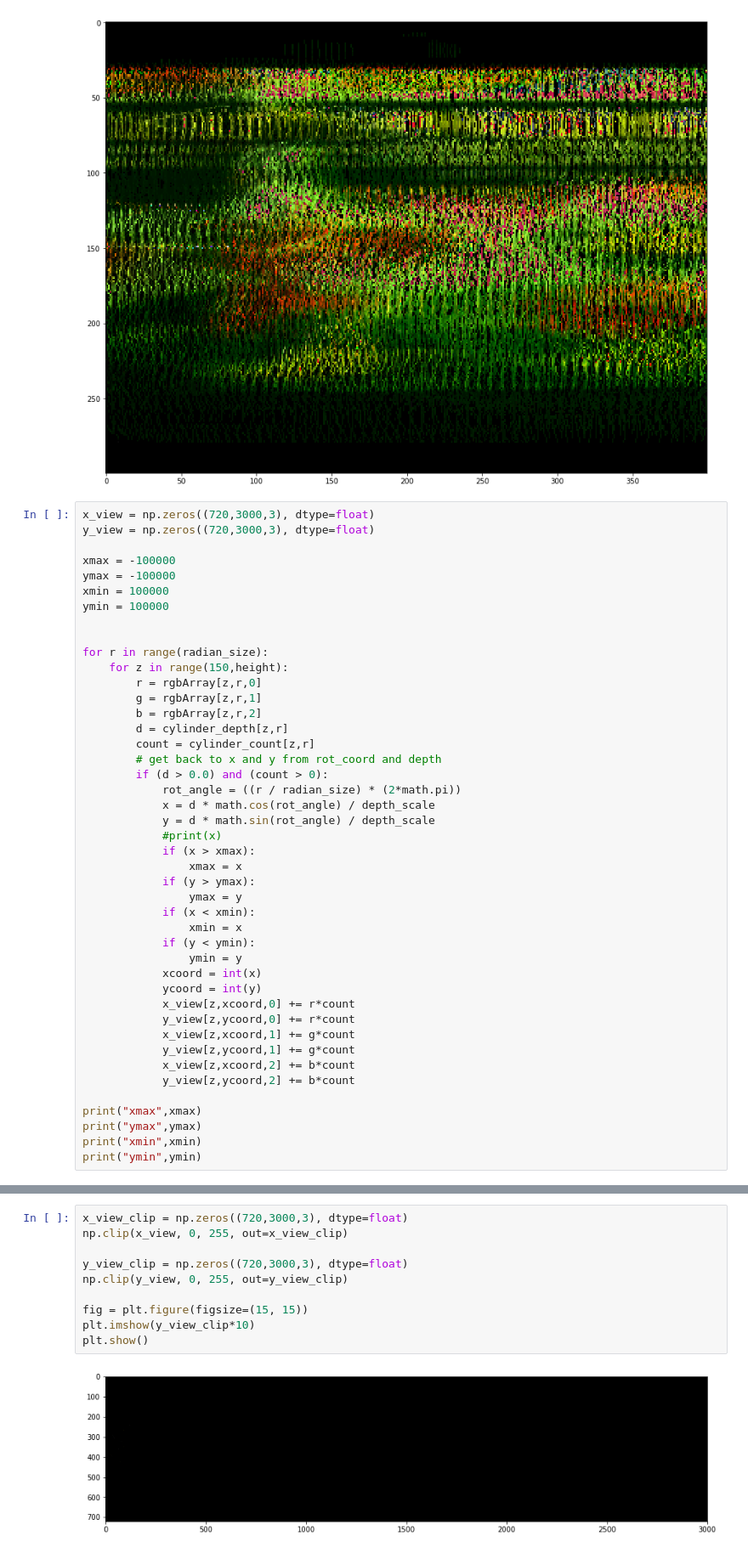
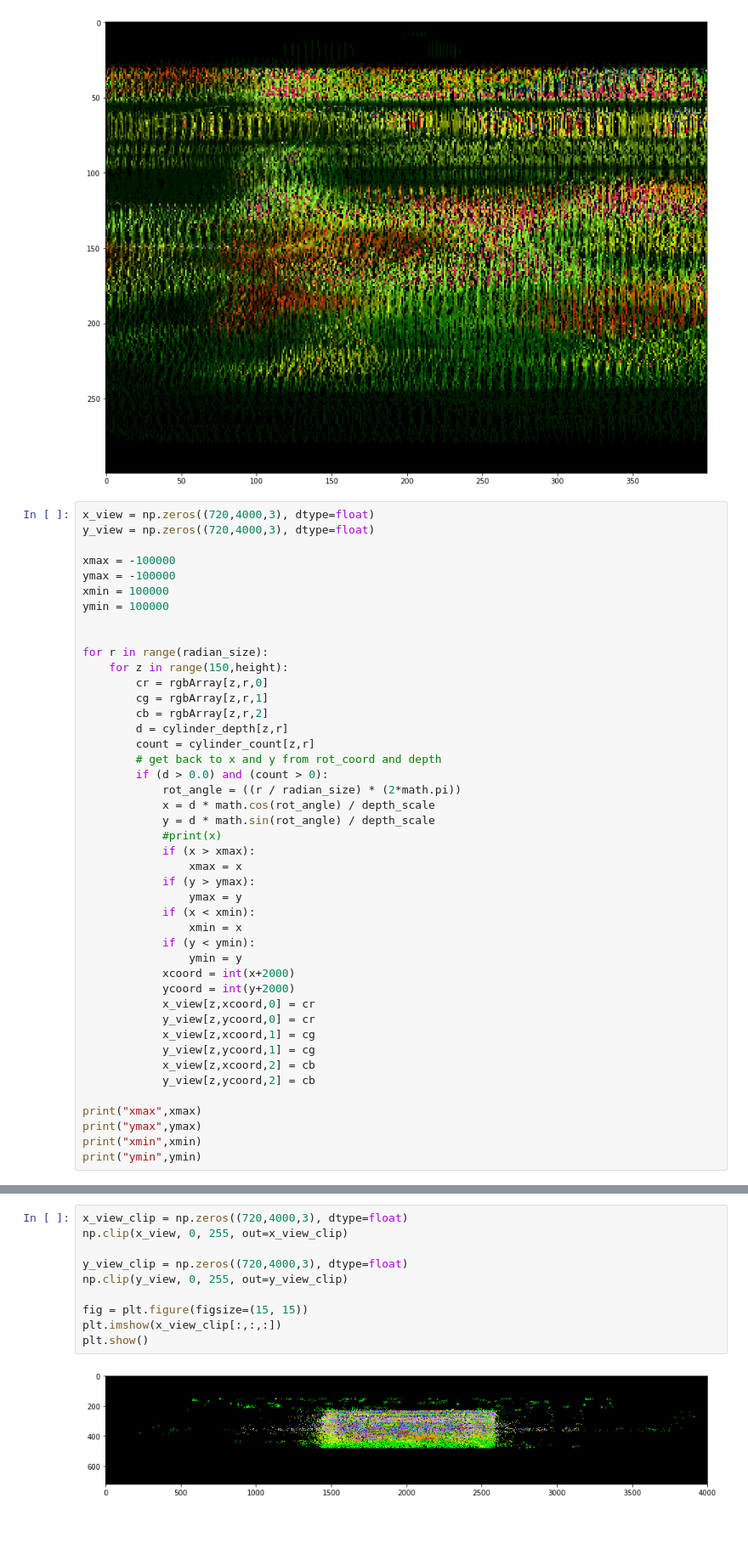
Before and after one commit to ongchinkiat/realsense-d435, a Jupyter notebook: d435-analysis-848.ipynb, the cells around one changed output, grey strips where cells are left out. Shown: that part at 85% size. Cells and saved outputs as stored; diff of their text form; blank space fills up the shorter version.

```diff
--- a/d435-analysis-848.ipynb
+++ b/d435-analysis-848.ipynb
@@ -252,8 +252,8 @@ plt.show()
 [figure]
 [figure]
 # %%
-x_view = np.zeros((720,3000,3), dtype=float)
-y_view = np.zeros((720,3000,3), dtype=float)
+x_view = np.zeros((720,4000,3), dtype=float)
+y_view = np.zeros((720,4000,3), dtype=float)
 
 xmax = -100000
 ymax = -100000
@@ -263,9 +263,9 @@ ymin = 100000
 
 for r in range(radian_size):
     for z in range(150,height):
-        r = rgbArray[z,r,0]
-        g = rgbArray[z,r,1]
-        b = rgbArray[z,r,2]
+        cr = rgbArray[z,r,0]
+        cg = rgbArray[z,r,1]
+        cb = rgbArray[z,r,2]
         d = cylinder_depth[z,r]
         count = cylinder_count[z,r]
         # get back to x and y from rot_coord and depth
@@ -282,14 +282,14 @@ for r in range(radian_size):
                 xmin = x
             if (y < ymin):
                 ymin = y
-            xcoord = int(x)
-            ycoord = int(y)
-            x_view[z,xcoord,0] += r*count
-            y_view[z,ycoord,0] += r*count
-            x_view[z,xcoord,1] += g*count
-            y_view[z,ycoord,1] += g*count
-            x_view[z,xcoord,2] += b*count
-            y_view[z,ycoord,2] += b*count
+            xcoord = int(x+2000)
+            ycoord = int(y+2000)
+            x_view[z,xcoord,0] = cr
+            y_view[z,ycoord,0] = cr
+            x_view[z,xcoord,1] = cg
+            y_view[z,ycoord,1] = cg
+            x_view[z,xcoord,2] = cb
+            y_view[z,ycoord,2] = cb
 
 print("xmax",xmax)
 print("ymax",ymax)
@@ -303,12 +303,12 @@ ymin 0.0
 # %%
-x_view_clip = np.zeros((720,3000,3), dtype=float)
+x_view_clip = np.zeros((720,4000,3), dtype=float)
 np.clip(x_view, 0, 255, out=x_view_clip)
 
-y_view_clip = np.zeros((720,3000,3), dtype=float)
+y_view_clip = np.zeros((720,4000,3), dtype=float)
 np.clip(y_view, 0, 255, out=y_view_clip)
 
 fig = plt.figure(figsize=(15, 15))
-plt.imshow(y_view_clip*10)
+plt.imshow(x_view_clip[:,:,:])
 plt.show()
 # %% [output]
-[figure, old version]
+[figure, new version]
```
Also changed, not shown: parts of 1 cell of this notebook.
